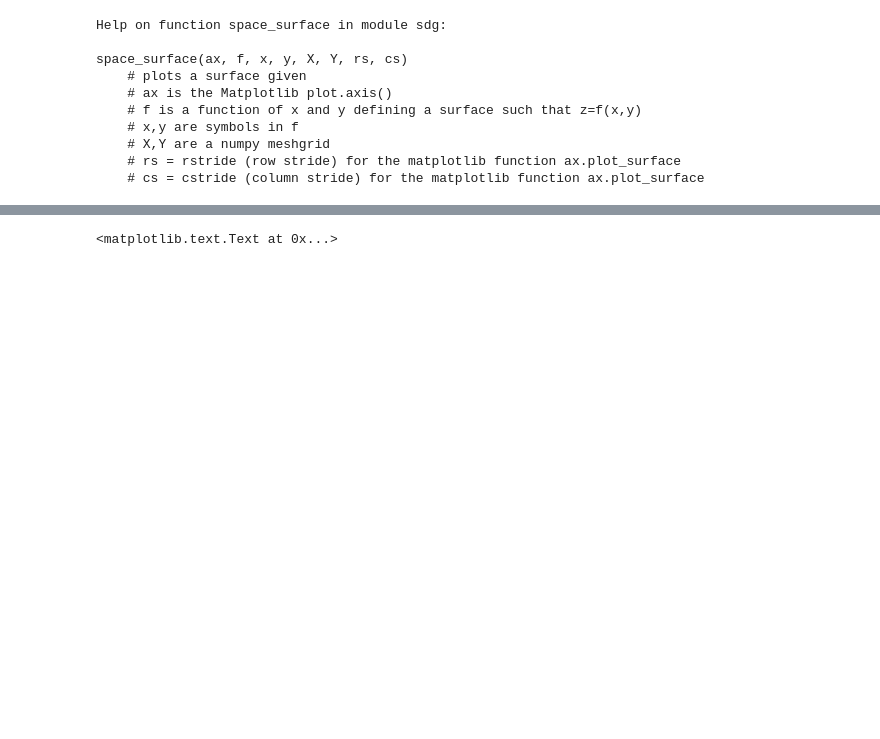
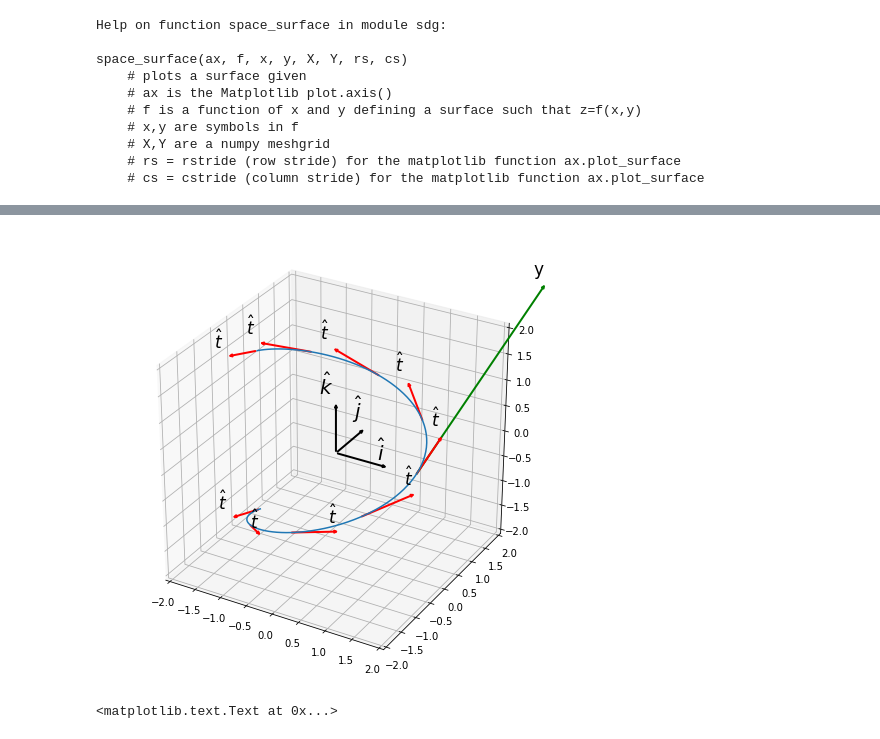
Before and after one commit to coderofgames/DifferentialGeometryPythonTools, a Jupyter notebook: sdg_usage.ipynb, the cells around one changed output, grey strips where cells are left out. Drawn from its saved outputs; the diff is of its cells as text; code cells hidden in the pictures; blank space fills up the shorter version.

```diff
--- a/sdg_usage.ipynb
+++ b/sdg_usage.ipynb
@@ -82,3 +89,27 @@ sdg.plot_arrow(ax,p, tang, e, "y",'g')
+# %%
+
+fig = plt.figure(figsize=(8, 8))
+ax = fig.gca(projection='3d')
+theta = np.linspace(-np.pi, np.pi, 100)
+theta_2 = symbols('theta_2')
+r = 1.5*cos(theta_2)*e.i + 1.5*sin(theta_2)*e.j + theta_2/2*e.k
+sdg.space_curve(ax,e, r, theta_2, theta)
+
+sdg.PlotBasisCartesian(ax)
+
+# compute the tangent
+tangent = sdg.unit_tangent_time(r,theta_2)
+ax.set_xlim(-2, 2)
+ax.set_ylim(-2, 2)
+ax.set_zlim(-2, 2)
+
+tangent_line = tangent * 5
+sdg.plot_arrow(ax,r.subs({theta_2:0}), tangent_line.subs({theta_2:0}), e, "y",'g')
+
+for i in range(0,9):
+    sdg.plot_arrow(ax,r.subs({theta_2:i*2*pi/8-pi}), tangent.subs({theta_2:i*2*pi/8-pi}), e, r'$\hat{t}$','r')
+# %% [output]
+[figure, added]
 # %%
 fig = plt.figure(figsize=(8, 8))
 ax = fig.gca(projection='3d')
```
Also changed, not shown: parts of 4 cells of this notebook, 1 other file.
